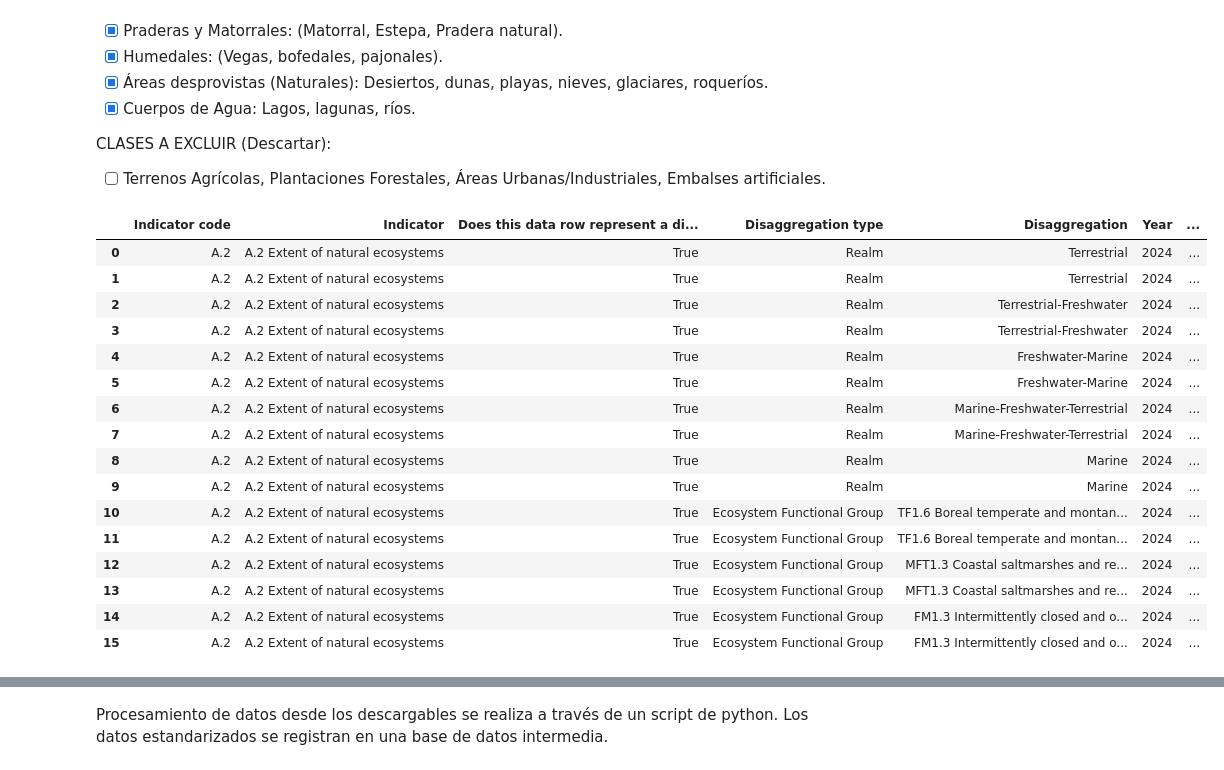
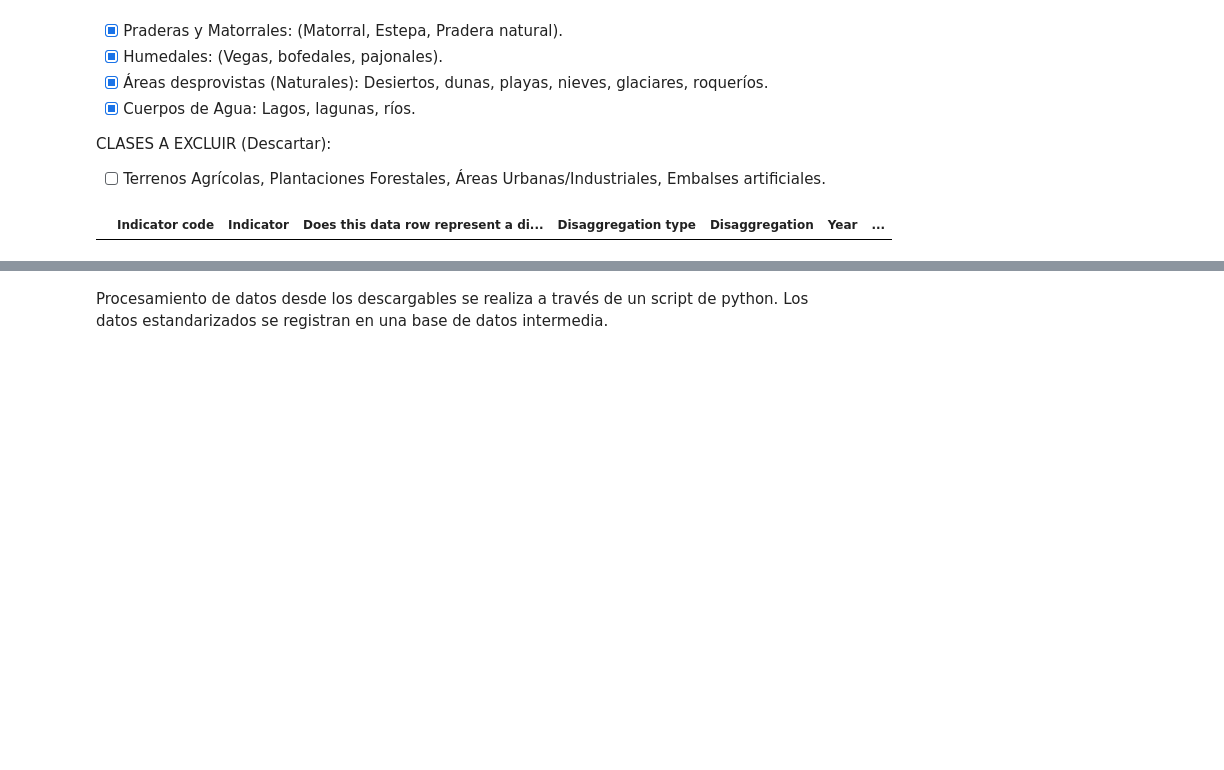
Before and after one commit to IEB-BIODATA/7NR-Indicators, a Jupyter notebook: indicadores/A_2_Extent_of_natural_ecosystems/A_2_Extent_of_natural_ecosystems.ipynb, the cells around one changed output, grey strips where cells are left out. Saved outputs shown, nothing was run; the diff lists cells and outputs as text; code cells hidden in the pictures; blank space fills up the shorter version.

```diff
--- a/indicadores/A_2_Extent_of_natural_ecosystems/A_2_Extent_of_natural_ecosystems.ipynb
+++ b/indicadores/A_2_Extent_of_natural_ecosystems/A_2_Extent_of_natural_ecosystems.ipynb
@@ -55,26 +55,23 @@ engine = create_engine("postgresql://{user}:{password}@localhost:5432/{dbname}".
     password=os.environ.get("SEVENNR_DB_PASSWORD"),
 ))
 # %%
-indicador = pd.read_excel("data/ajuste_a2.xlsx", sheet_name="Hoja2", header=0)
-indicador
+indicator_columns = [
+    "Indicator code", "Indicator",
+    "Does this data row represent a disaggregation",
+    "Disaggregation type", "Disaggregation",
+    "Year", "Unit", "Value", "Footnote"
+]
+indicator = pd.DataFrame(list(), columns=indicator_columns)
+indicator_code = "A.2"
+indicator_name = "A.2 Extent of natural ecosystems"
+is_disaggregation = "True"
+year_indicator = 2024
+hectares_footnote = "Área natural absoluta."
+percent_footnote_continental = "Porcentaje respecto a la Superficie Nacional Continental."
+percent_footnote_marine = "Porcentaje respecto a la Superficie Nacional Marina."
+indicator
 # %% [output]
 |  | Indicator code | Indicator | Does this data row represent a di... | Disaggregation type | Disaggregation | Year | ... |
-| 0 | A.2 | A.2 Extent of natural ecosystems | True | Realm | Terrestrial | 2024 | ... |
-| 1 | A.2 | A.2 Extent of natural ecosystems | True | Realm | Terrestrial | 2024 | ... |
-| 2 | A.2 | A.2 Extent of natural ecosystems | True | Realm | Terrestrial-Freshwater | 2024 | ... |
-| 3 | A.2 | A.2 Extent of natural ecosystems | True | Realm | Terrestrial-Freshwater | 2024 | ... |
-| 4 | A.2 | A.2 Extent of natural ecosystems | True | Realm | Freshwater-Marine | 2024 | ... |
-| 5 | A.2 | A.2 Extent of natural ecosystems | True | Realm | Freshwater-Marine | 2024 | ... |
-| 6 | A.2 | A.2 Extent of natural ecosystems | True | Realm | Marine-Freshwater-Terrestrial | 2024 | ... |
-| 7 | A.2 | A.2 Extent of natural ecosystems | True | Realm | Marine-Freshwater-Terrestrial | 2024 | ... |
-| 8 | A.2 | A.2 Extent of natural ecosystems | True | Realm | Marine | 2024 | ... |
-| 9 | A.2 | A.2 Extent of natural ecosystems | True | Realm | Marine | 2024 | ... |
-| 10 | A.2 | A.2 Extent of natural ecosystems | True | Ecosystem Functional Group | TF1.6 Boreal temperate and montan... | 2024 | ... |
-| 11 | A.2 | A.2 Extent of natural ecosystems | True | Ecosystem Functional Group | TF1.6 Boreal temperate and montan... | 2024 | ... |
-| 12 | A.2 | A.2 Extent of natural ecosystems | True | Ecosystem Functional Group | MFT1.3 Coastal saltmarshes and re... | 2024 | ... |
-| 13 | A.2 | A.2 Extent of natural ecosystems | True | Ecosystem Functional Group | MFT1.3 Coastal saltmarshes and re... | 2024 | ... |
-| 14 | A.2 | A.2 Extent of natural ecosystems | True | Ecosystem Functional Group | FM1.3 Intermittently closed and o... | 2024 | ... |
-| 15 | A.2 | A.2 Extent of natural ecosystems | True | Ecosystem Functional Group | FM1.3 Intermittently closed and o... | 2024 | ... |
 # %%
 %%time
 with engine.connect() as conn:
```
Also changed, not shown: parts of 20 cells of this notebook.
